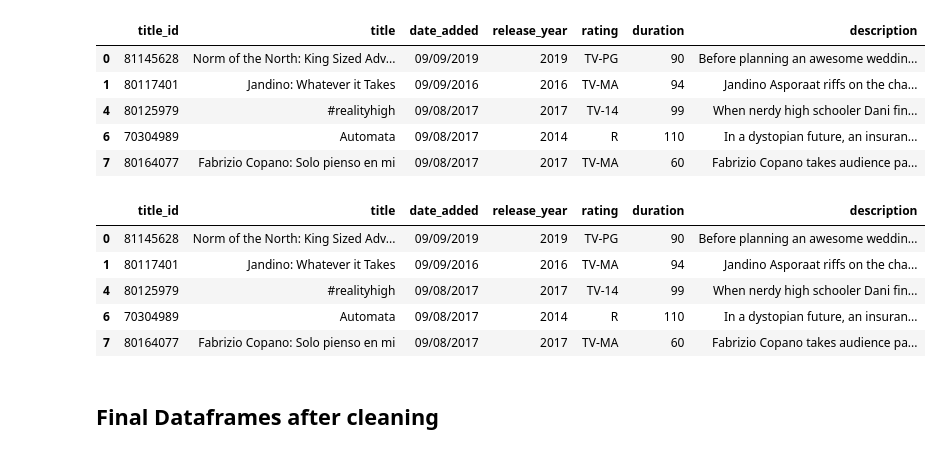
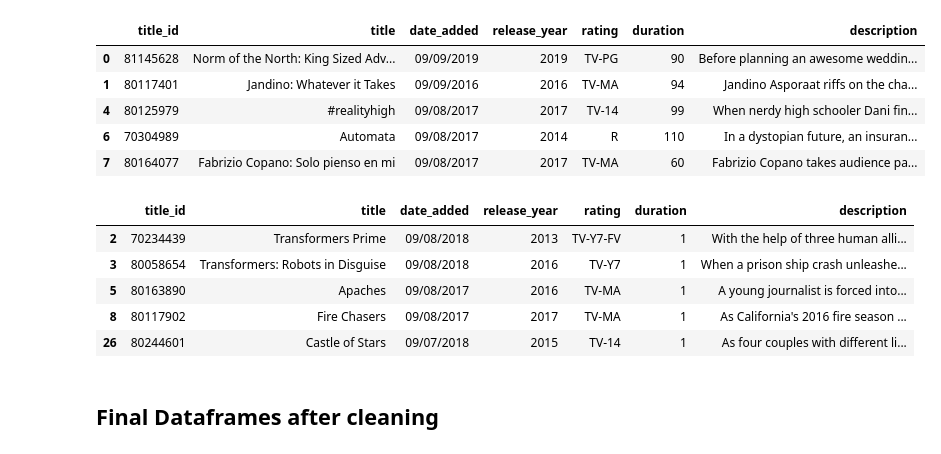
Before and after one commit to seankrobinson/Neo4J-Netflix-Data-Modeling, a Jupyter notebook: Neo4J Demo.ipynb, the cells around one changed output. Saved outputs shown, nothing was run; the diff lists cells and outputs as text; code cells hidden in the pictures.

Commit message:
Resolves typo in Cypher script and bug with shows data

```diff
--- a/Neo4J Demo.ipynb
+++ b/Neo4J Demo.ipynb
@@ -124,16 +124,16 @@ movies_df.head()
 | 6 | 70304989 | Automata | 09/08/2017 | 2014 | R | 110 | In a dystopian future, an insuran... |
 | 7 | 80164077 | Fabrizio Copano: Solo pienso en mi | 09/08/2017 | 2017 | TV-MA | 60 | Fabrizio Copano takes audience pa... |
 # %%
-shows_df = df[df.type == 'Movie']
+shows_df = df[df.type == 'TV Show']
 del shows_df['type']
 shows_df.head()
 # %% [output]
 |  | title_id | title | date_added | release_year | rating | duration | description |
-| 0 | 81145628 | Norm of the North: King Sized Adv... | 09/09/2019 | 2019 | TV-PG | 90 | Before planning an awesome weddin... |
-| 1 | 80117401 | Jandino: Whatever it Takes | 09/09/2016 | 2016 | TV-MA | 94 | Jandino Asporaat riffs on the cha... |
-| 4 | 80125979 | #realityhigh | 09/08/2017 | 2017 | TV-14 | 99 | When nerdy high schooler Dani fin... |
-| 6 | 70304989 | Automata | 09/08/2017 | 2014 | R | 110 | In a dystopian future, an insuran... |
-| 7 | 80164077 | Fabrizio Copano: Solo pienso en mi | 09/08/2017 | 2017 | TV-MA | 60 | Fabrizio Copano takes audience pa... |
+| 2 | 70234439 | Transformers Prime | 09/08/2018 | 2013 | TV-Y7-FV | 1 | With the help of three human alli... |
+| 3 | 80058654 | Transformers: Robots in Disguise | 09/08/2018 | 2016 | TV-Y7 | 1 | When a prison ship crash unleashe... |
+| 5 | 80163890 | Apaches | 09/08/2017 | 2016 | TV-MA | 1 | A young journalist is forced into... |
+| 8 | 80117902 | Fire Chasers | 09/08/2017 | 2017 | TV-MA | 1 | As California's 2016 fire season ... |
+| 26 | 80244601 | Castle of Stars | 09/07/2018 | 2015 | TV-14 | 1 | As four couples with different li... |
 # %% [markdown]
 ## Final Dataframes after cleaning
 # %%
```
Also changed, not shown: parts of 2 cells of this notebook, 1 other file.
